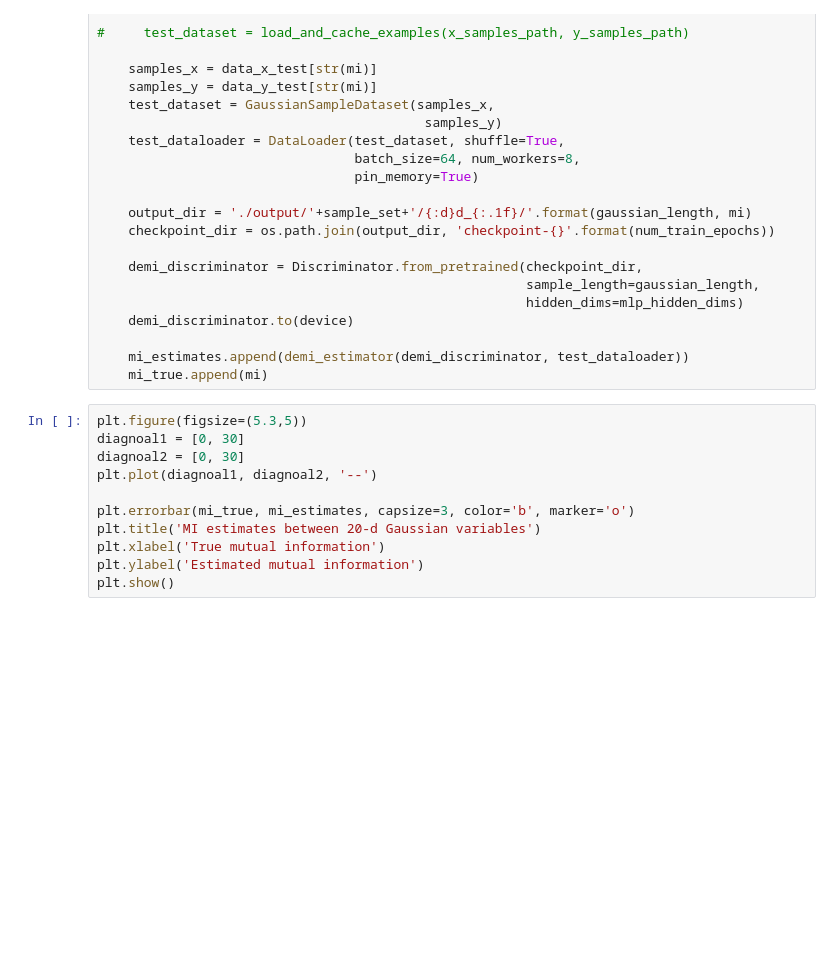
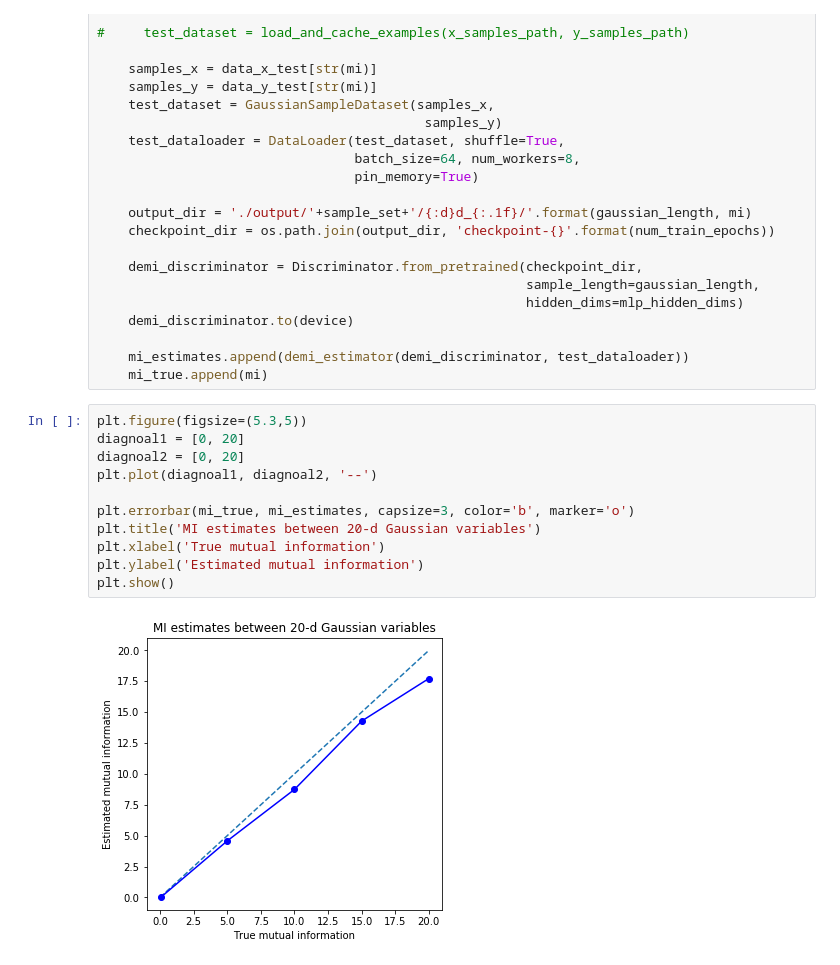
Before and after one commit to RayRuizhiLiao/demi_mi_estimator, a Jupyter notebook: demo.ipynb, the cells around one changed output. Cells and saved outputs as stored; diff of their text form; blank space fills up the shorter version.

```diff
--- a/demo.ipynb
+++ b/demo.ipynb
@@ -294,12 +313,14 @@ for mi in [0.1, 5., 10., 15., 20.]:
     mi_true.append(mi)
 # %%
 plt.figure(figsize=(5.3,5))
-diagnoal1 = [0, 30]
-diagnoal2 = [0, 30]
+diagnoal1 = [0, 20]
+diagnoal2 = [0, 20]
 plt.plot(diagnoal1, diagnoal2, '--')
 
 plt.errorbar(mi_true, mi_estimates, capsize=3, color='b', marker='o')
 plt.title('MI estimates between 20-d Gaussian variables')
 plt.xlabel('True mutual information')
 plt.ylabel('Estimated mutual information')
 plt.show()
+# %% [output]
+[figure, added]
```
Also changed, not shown: parts of 4 cells of this notebook.
